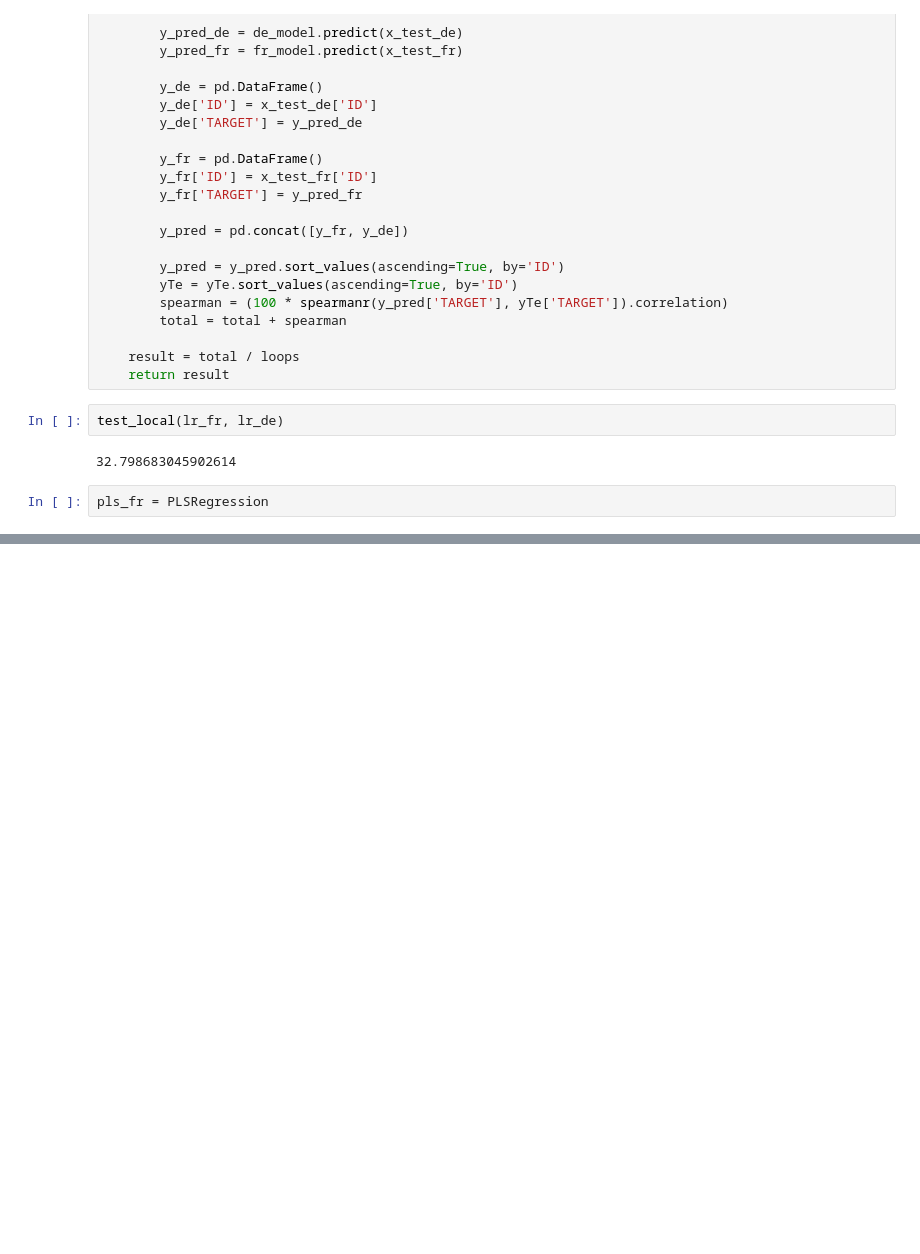
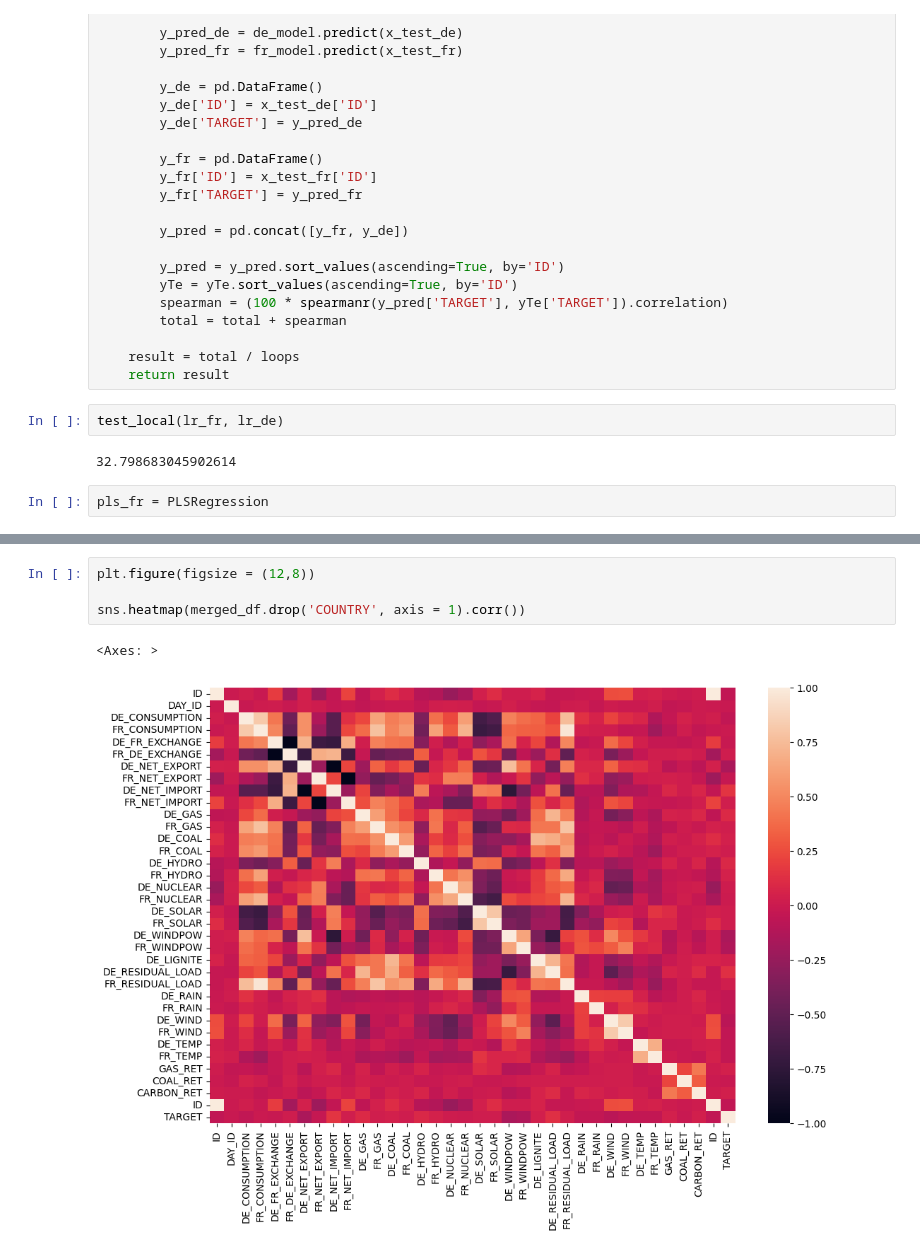
Before and after one commit to benJames9/QRT_Algo, a Jupyter notebook: predict.ipynb, the cells around one changed output, grey strips where cells are left out. Drawn from its saved outputs; the diff is of its cells as text; blank space fills up the shorter version.

```diff
--- a/predict.ipynb
+++ b/predict.ipynb
@@ -162,0 +201,7 @@ pls_fr = PLSRegression
+# %%
+plt.figure(figsize = (12,8))
+
+sns.heatmap(merged_df.drop('COUNTRY', axis = 1).corr())
+# %% [output]
+<Axes: >
+[figure, added]
```
Also changed, not shown: parts of 7 cells of this notebook, 1 other file.
